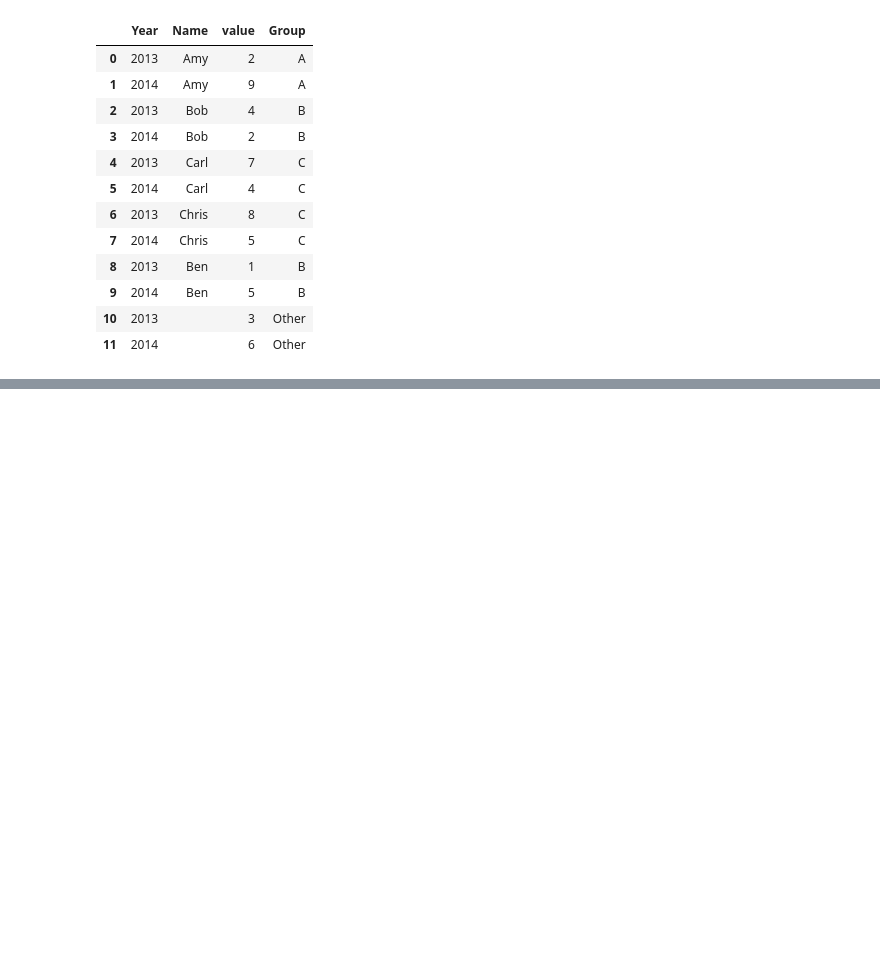
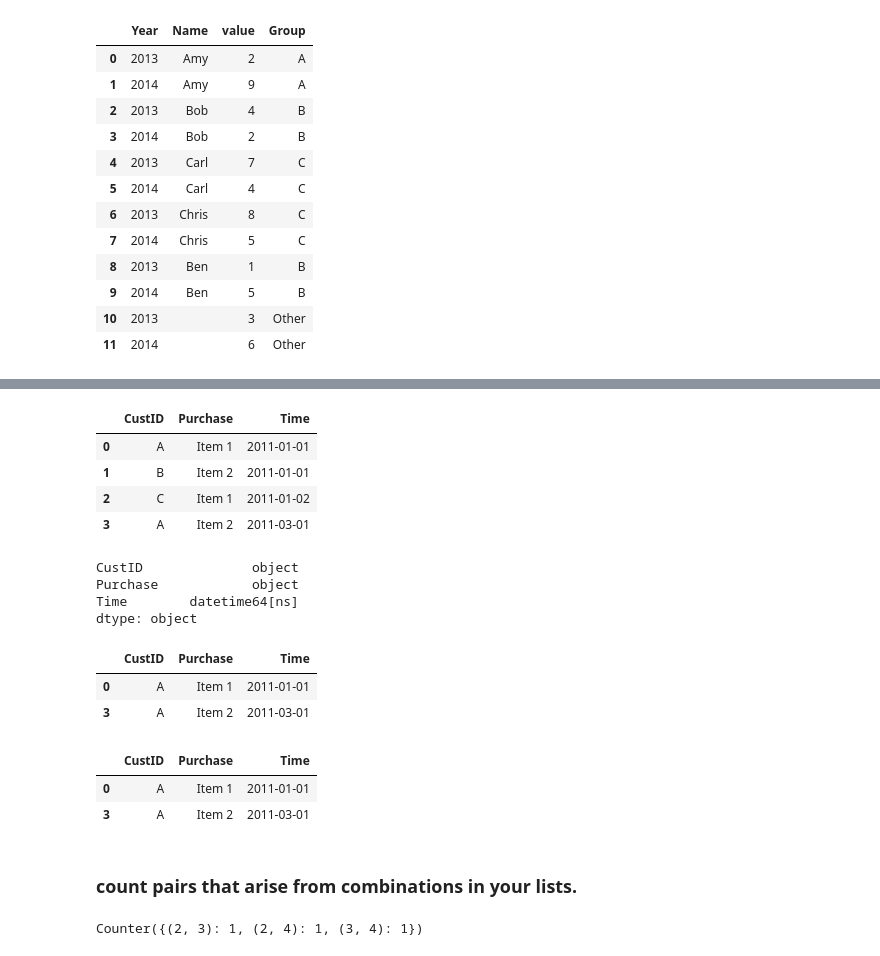
Before and after one commit to ryan13/PreprocessingUtility, a Jupyter notebook: Python_interview.ipynb, the cells around one changed output, grey strips where cells are left out. Drawn from its saved outputs; the diff is of its cells as text; code cells hidden in the pictures; blank space fills up the shorter version.

```diff
--- a/Python_interview.ipynb
+++ b/Python_interview.ipynb
@@ -599,0 +607,45 @@ m
+# %%
+import pandas as pd
+df= pd.DataFrame({'CustID':['A','B','C','A'],'Purchase':['Item 1','Item 2','Item 1','Item 2'],'Time':['01/01/2011','01/01/2011','01/02/2011','03/01/2011']})
+df.Time = pd.to_datetime(df.Time)
+df
+# %% [output]
+|  | CustID | Purchase | Time |
+| 0 | A | Item 1 | 2011-01-01 |
+| 1 | B | Item 2 | 2011-01-01 |
+| 2 | C | Item 1 | 2011-01-02 |
+| 3 | A | Item 2 | 2011-03-01 |
+# %%
+df.dtypes
+# %% [output]
+CustID              object
+Purchase            object
+Time        datetime64[ns]
+dtype: object
+# %%
+counts = df['CustID'].value_counts()
+df[df['CustID'].isin(counts.index[counts > 1])]
+# %% [output]
+|  | CustID | Purchase | Time |
+| 0 | A | Item 1 | 2011-01-01 |
+| 3 | A | Item 2 | 2011-03-01 |
+# %%
+# Alternate
+df.groupby('CustID').filter(lambda x: len(x) > 1)
+# %% [output]
+|  | CustID | Purchase | Time |
+| 0 | A | Item 1 | 2011-01-01 |
+| 3 | A | Item 2 | 2011-03-01 |
+# %% [markdown]
+### count pairs that arise from combinations in your lists.
+# %%
+from itertools import combinations
+from collections import Counter
+
+list2 = [2, 3, 4]
+
+count = Counter(combinations(list2, 2))
+
+print(count)
+# %% [output]
+Counter({(2, 3): 1, (2, 4): 1, (3, 4): 1})
```
Also changed, not shown: parts of 1 cell of this notebook.
